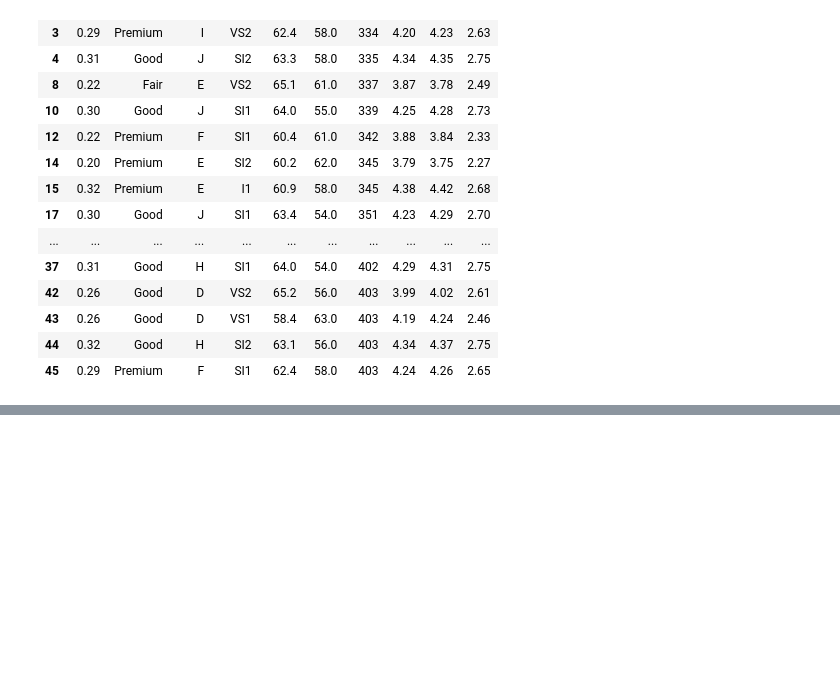
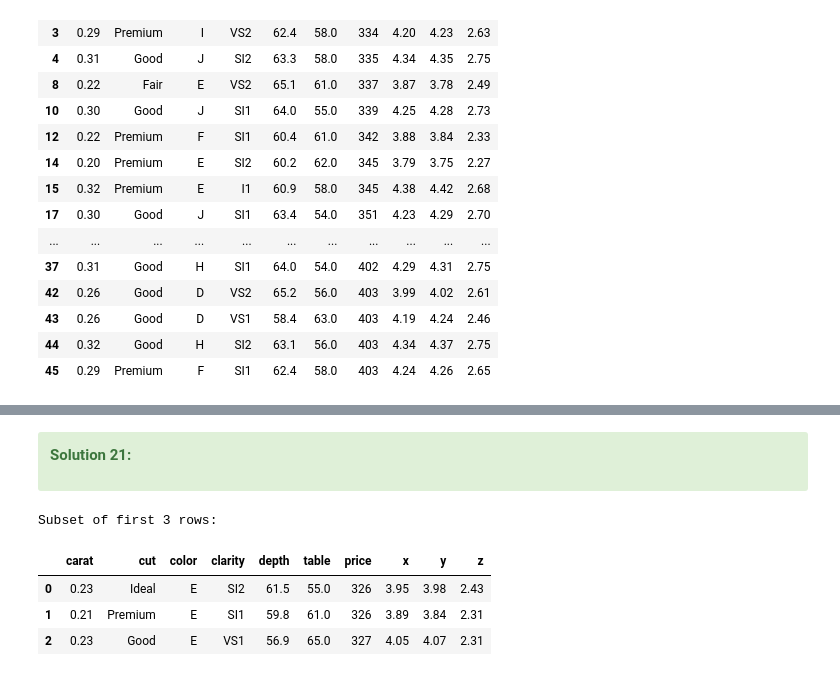
Before and after one commit to aziart/pandas-exercises, a Jupyter notebook: 12 - w3exercises/09 - Pandas Practice Sets/09 - 01 Pandas Practice Set-1.ipynb, the cells around one changed output, grey strips where cells are left out. Saved outputs shown, nothing was run; the diff lists cells and outputs as text; code cells hidden in the pictures; blank space fills up the shorter version.

Commit message:
12_09_01 - Pandas Practice Set 1 - 21/65

```diff
--- a/12 - w3exercises/09 - Pandas Practice Sets/09 - 01 Pandas Practice Set-1.ipynb
+++ b/12 - w3exercises/09 - Pandas Practice Sets/09 - 01 Pandas Practice Set-1.ipynb
@@ -1176,0 +1230,5 @@ dtype: int64
+# %%
+path = '../data/'
+filename = 'diamonds.csv'
+df = pd.read_csv(path + filename)
+display(df.head(20))
@@ -1176,0 +1253,18 @@ dtype: int64
+# %% [markdown]
+<div class="alert alert-success">
+
+**Solution 21:**
+</div>
+# %%
+# 21. Read Only a Subset of 3 Rows
+# Write a Pandas program to read only a subset of 3 rows from diamonds DataFrame.
+
+subset = df.iloc[:3, :]
+print("Subset of first 3 rows:")
+subset
+# %% [output]
+Subset of first 3 rows:
+|  | carat | cut | color | clarity | depth | table | price | x | y | z |
+| 0 | 0.23 | Ideal | E | SI2 | 61.5 | 55.0 | 326 | 3.95 | 3.98 | 2.43 |
+| 1 | 0.21 | Premium | E | SI1 | 59.8 | 61.0 | 326 | 3.89 | 3.84 | 2.31 |
+| 2 | 0.23 | Good | E | VS1 | 56.9 | 65.0 | 327 | 4.05 | 4.07 | 2.31 |
```
Also changed, not shown: parts of 6 cells of this notebook.
